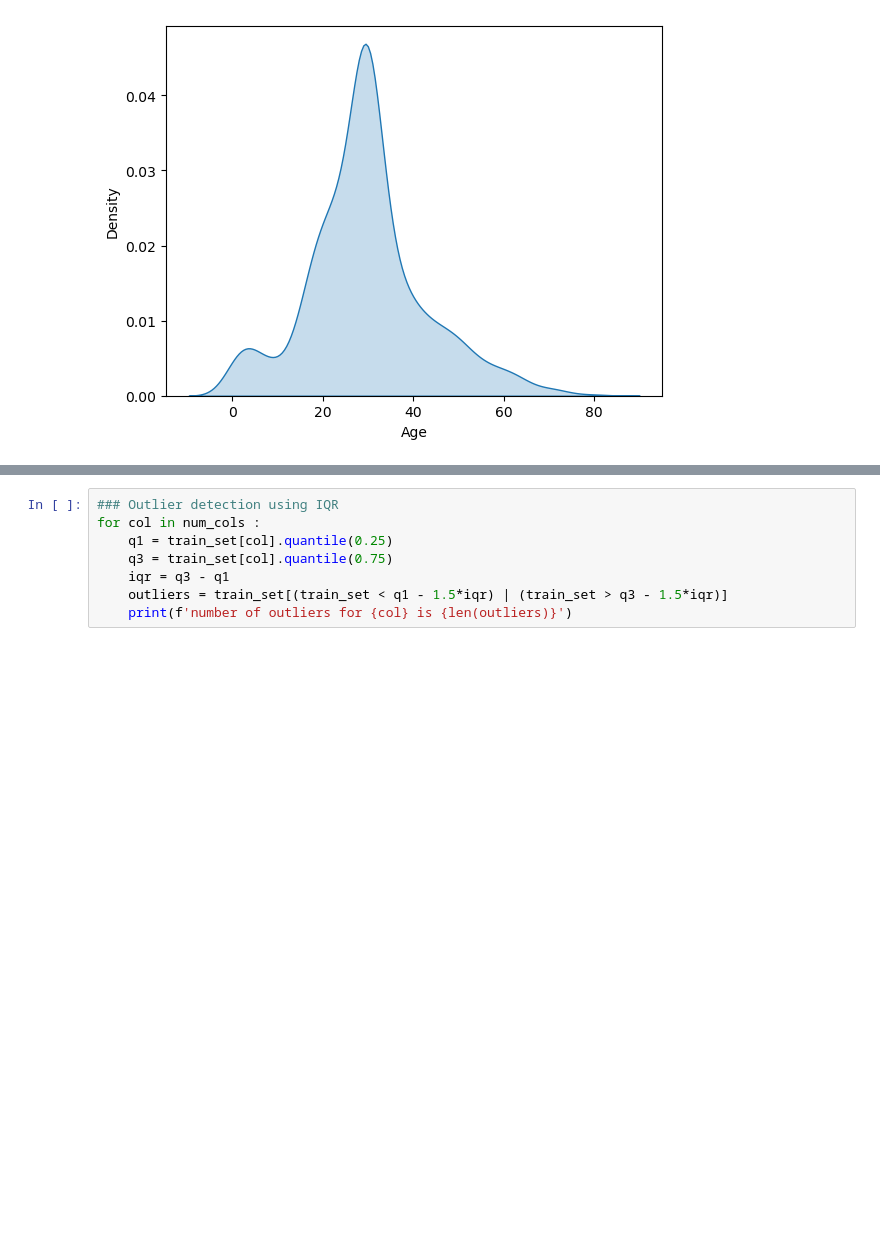
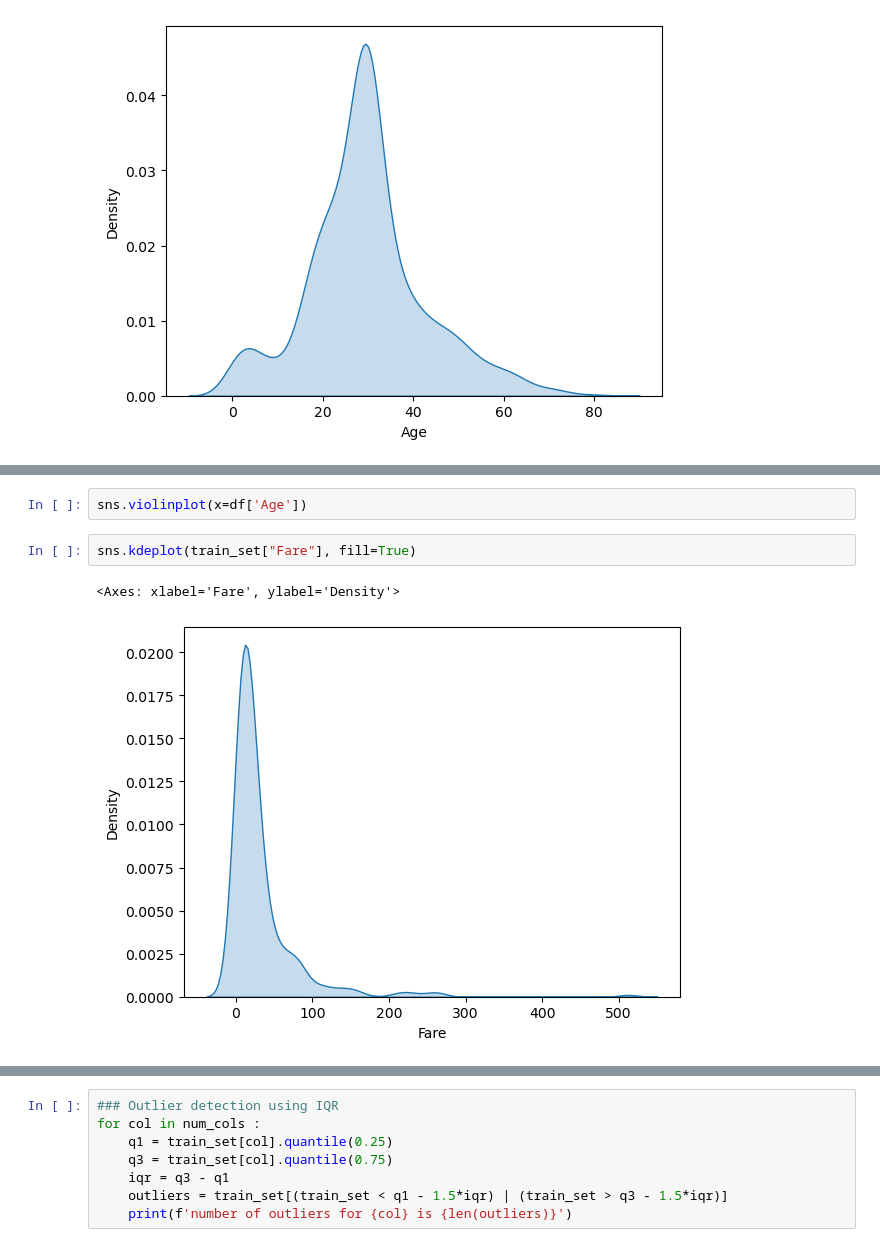
Before and after one commit to OJ658/Titanic_Survival_Prediction, a Jupyter notebook: survival_prediction.ipynb, the cells around one changed output, grey strips where cells are left out. Cells and saved outputs as stored; diff of their text form; blank space fills up the shorter version.

```diff
--- a/survival_prediction.ipynb
+++ b/survival_prediction.ipynb
@@ -317,0 +257,7 @@ for col in num_cols :
+# %%
+sns.violinplot(x=df['Age'])
+# %%
+sns.kdeplot(train_set["Fare"], fill=True)
+# %% [output]
+<Axes: xlabel='Fare', ylabel='Density'>
+[figure, added]
```
Also changed, not shown: parts of 43 cells of this notebook.
